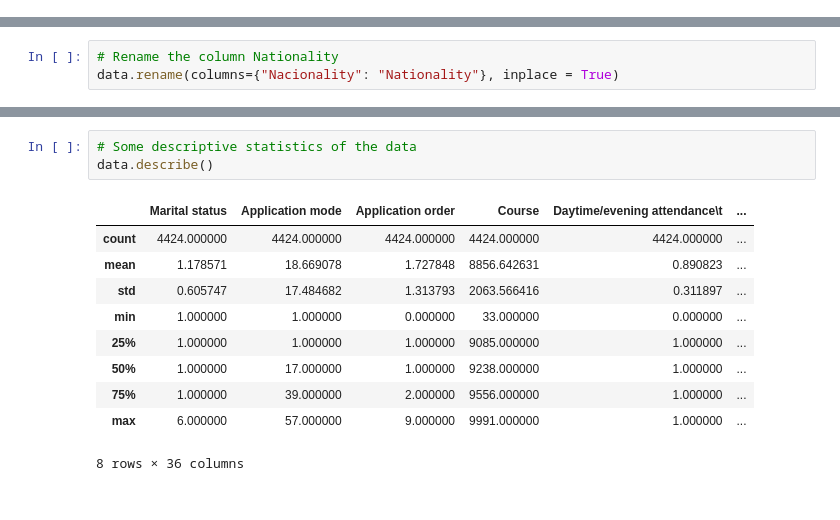
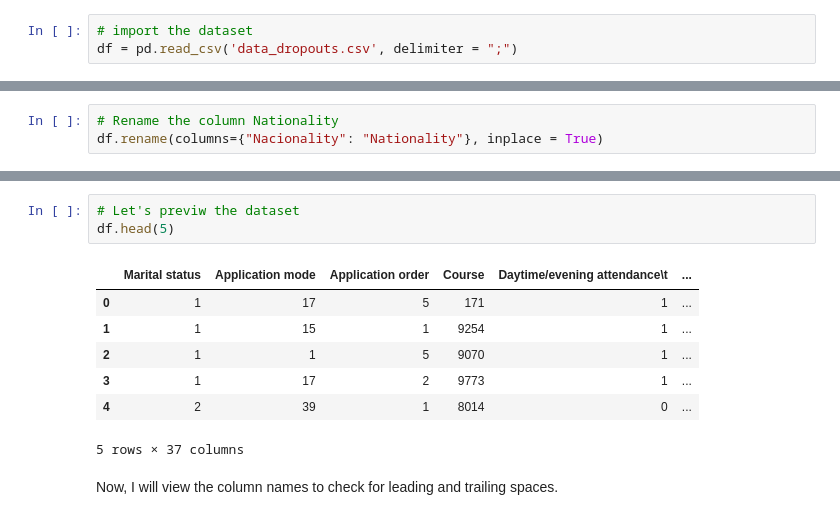
Before and after one commit to MatteoCorsi-git/Master-Data-Science-Statistical-Learning---UNIFI-IMT-Lucca---2024-25, a Jupyter notebook: hands_on_lab (Python)/bozza_hands_on_python_ML_project.ipynb, the cells around one changed output, grey strips where cells are left out. Saved outputs shown, nothing was run; the diff lists cells and outputs as text.

```diff
--- a/hands_on_lab (Python)/bozza_hands_on_python_ML_project.ipynb
+++ b/hands_on_lab (Python)/bozza_hands_on_python_ML_project.ipynb
@@ -41 +43,4 @@ Mounted at /content/drive
+# %%
+# import the dataset
+df = pd.read_csv('data_dropouts.csv', delimiter = ";")
 # %%
@@ -70,3 +82,3 @@ We don't see any particular problem in our dataset. We've got 4424 rows and 37 c
 # %%
 # Rename the column Nationality
-data.rename(columns={"Nacionality": "Nationality"}, inplace = True)
+df.rename(columns={"Nacionality": "Nationality"}, inplace = True)
@@ -91,14 +85,13 @@ Index(['Marital status', 'Application mode', 'Application order', 'Course',
-# %%
-# Some descriptive statistics of the data
-data.describe()
-# %% [output]
-|  | Marital status | Application mode | Application order | Course | Daytime/evening attendance\t | ... |
-| count | 4424.000000 | 4424.000000 | 4424.000000 | 4424.000000 | 4424.000000 | ... |
-| mean | 1.178571 | 18.669078 | 1.727848 | 8856.642631 | 0.890823 | ... |
-| std | 0.605747 | 17.484682 | 1.313793 | 2063.566416 | 0.311897 | ... |
-| min | 1.000000 | 1.000000 | 0.000000 | 33.000000 | 0.000000 | ... |
-| 25% | 1.000000 | 1.000000 | 1.000000 | 9085.000000 | 1.000000 | ... |
-| 50% | 1.000000 | 17.000000 | 1.000000 | 9238.000000 | 1.000000 | ... |
-| 75% | 1.000000 | 39.000000 | 2.000000 | 9556.000000 | 1.000000 | ... |
-| max | 6.000000 | 57.000000 | 9.000000 | 9991.000000 | 1.000000 | ... |
-8 rows × 36 columns
+# %%
+# Let's previw the dataset
+df.head(5)
+# %% [output]
+|  | Marital status | Application mode | Application order | Course | Daytime/evening attendance\t | ... |
+| 0 | 1 | 17 | 5 | 171 | 1 | ... |
+| 1 | 1 | 15 | 1 | 9254 | 1 | ... |
+| 2 | 1 | 1 | 5 | 9070 | 1 | ... |
+| 3 | 1 | 17 | 2 | 9773 | 1 | ... |
+| 4 | 2 | 39 | 1 | 8014 | 0 | ... |
+5 rows × 37 columns
+# %% [markdown]
+Now, I will view the column names to check for leading and trailing spaces.
```
Also changed, not shown: parts of 16 cells of this notebook.
